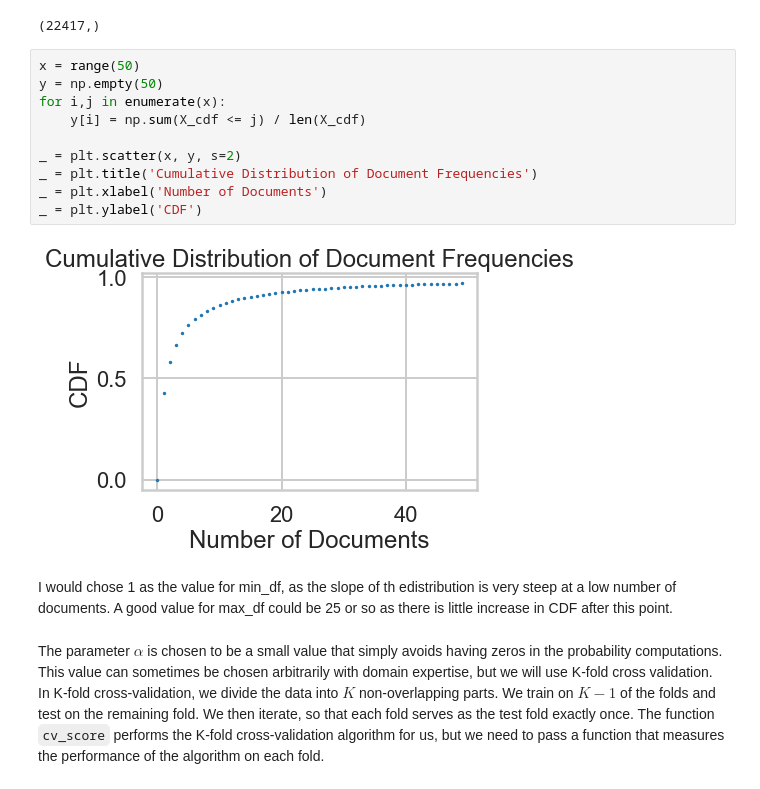
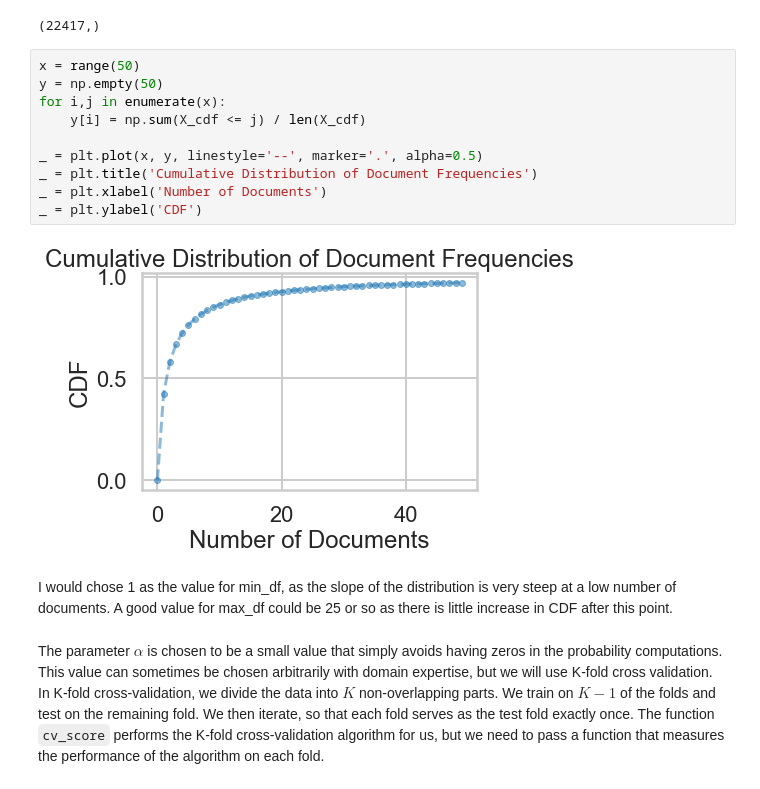
Before and after one commit to ghopping/Data_Science_Career_Track, a Jupyter notebook: naive_bayes/Mini_Project_Naive_Bayes.ipynb, the cells around one changed output. Cells and saved outputs as stored; diff of their text form.

```diff
--- a/naive_bayes/Mini_Project_Naive_Bayes.ipynb
+++ b/naive_bayes/Mini_Project_Naive_Bayes.ipynb
@@ -303,17 +303,17 @@ X_cdf.shape
 # %%
 x = range(50)
 y = np.empty(50)
 for i,j in enumerate(x):
     y[i] = np.sum(X_cdf <= j) / len(X_cdf)
 
-_ = plt.scatter(x, y, s=2)
+_ = plt.plot(x, y, linestyle='--', marker='.', alpha=0.5)
 _ = plt.title('Cumulative Distribution of Document Frequencies')
 _ = plt.xlabel('Number of Documents')
 _ = plt.ylabel('CDF')
 # %% [output]
-[figure, old version]
+[figure, new version]
 # %% [markdown]
-I would chose 1 as the value for min_df, as the slope of th edistribution is very steep at a low number of documents. A good value for max_df could be 25 or so as there is little increase in CDF after this point.
+I would chose 1 as the value for min_df, as the slope of the distribution is very steep at a low number of documents. A good value for max_df could be 25 or so as there is little increase in CDF after this point.
 # %% [markdown]
 The parameter $\alpha$ is chosen to be a small value that simply avoids having zeros in the probability computations. This value can sometimes be chosen arbitrarily with domain expertise, but we will use K-fold cross validation. In K-fold cross-validation, we divide the data into $K$ non-overlapping parts. We train on $K-1$ of the folds and test on the remaining fold. We then iterate, so that each fold serves as the test fold exactly once. The function `cv_score` performs the K-fold cross-validation algorithm for us, but we need to pass a function that measures the performance of the algorithm on each fold.
 # %%
```
Also changed, not shown: parts of 13 cells of this notebook.
